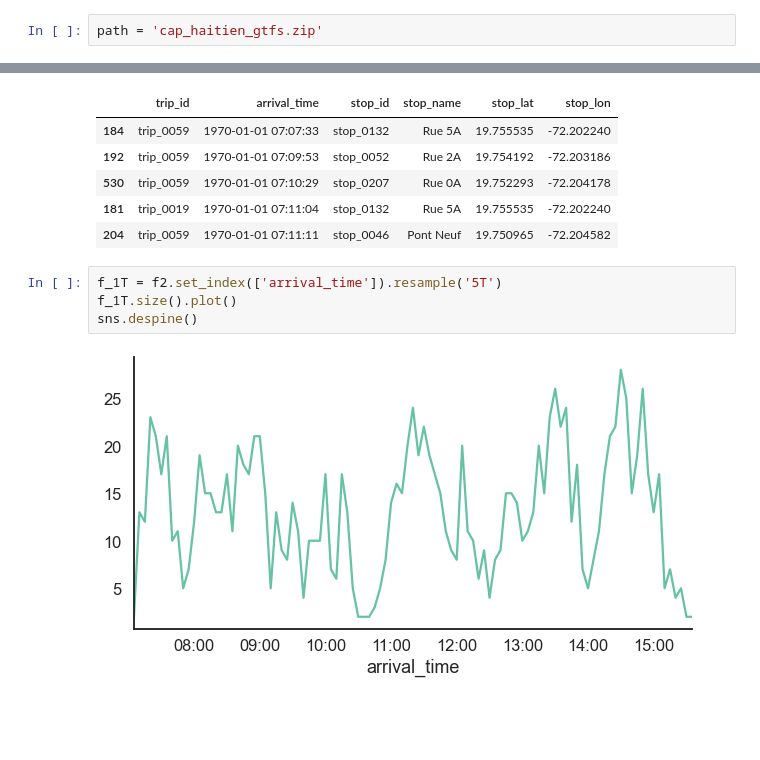
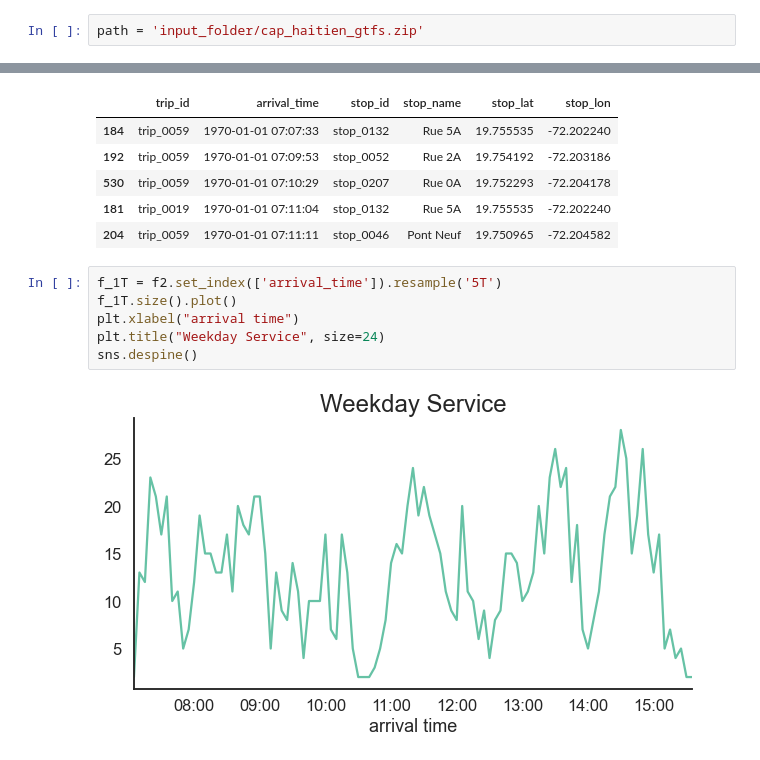
Before and after one commit to worldbank/GOST_PublicGoods, a Jupyter notebook: Implementations/GTFS_accessibility_analysis_Cap_Haitien_Haiti/Preprocessing_step_exploring_partridge.ipynb, the cells around one changed output, grey strips where cells are left out. Drawn from its saved outputs; the diff is of its cells as text; blank space fills up the shorter version.

```diff
--- a/Implementations/GTFS_accessibility_analysis_Cap_Haitien_Haiti/Preprocessing_step_exploring_partridge.ipynb
+++ b/Implementations/GTFS_accessibility_analysis_Cap_Haitien_Haiti/Preprocessing_step_exploring_partridge.ipynb
@@ -17,7 +17,7 @@ import os, sys
 sys.path.append(r"C:\repos\peartree")
 import peartree as pt
 # %%
-path = 'cap_haitien_gtfs.zip'
+path = 'input_folder/cap_haitien_gtfs.zip'
 # %% [markdown]
 # Inspect how many services there are
 # %%
@@ -336,6 +339,8 @@ f2.sort_values("arrival_time")[:5]
 # %%
 f_1T = f2.set_index(['arrival_time']).resample('5T')
 f_1T.size().plot()
+plt.xlabel("arrival time")
+plt.title("Weekday Service", size=24)
 sns.despine()
 # %% [output]
-[figure, old version]
+[figure, new version]
```
Also changed, not shown: parts of 3 cells of this notebook, 1 other file.
